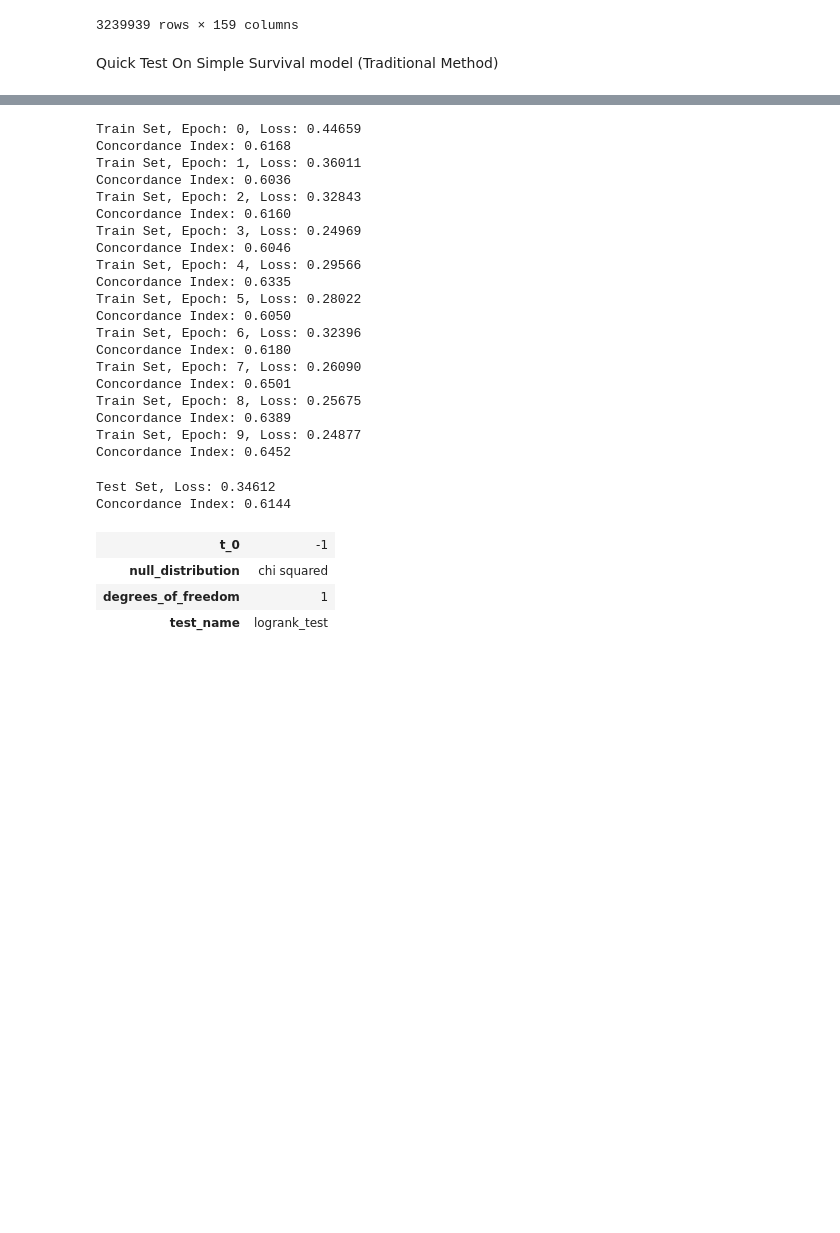
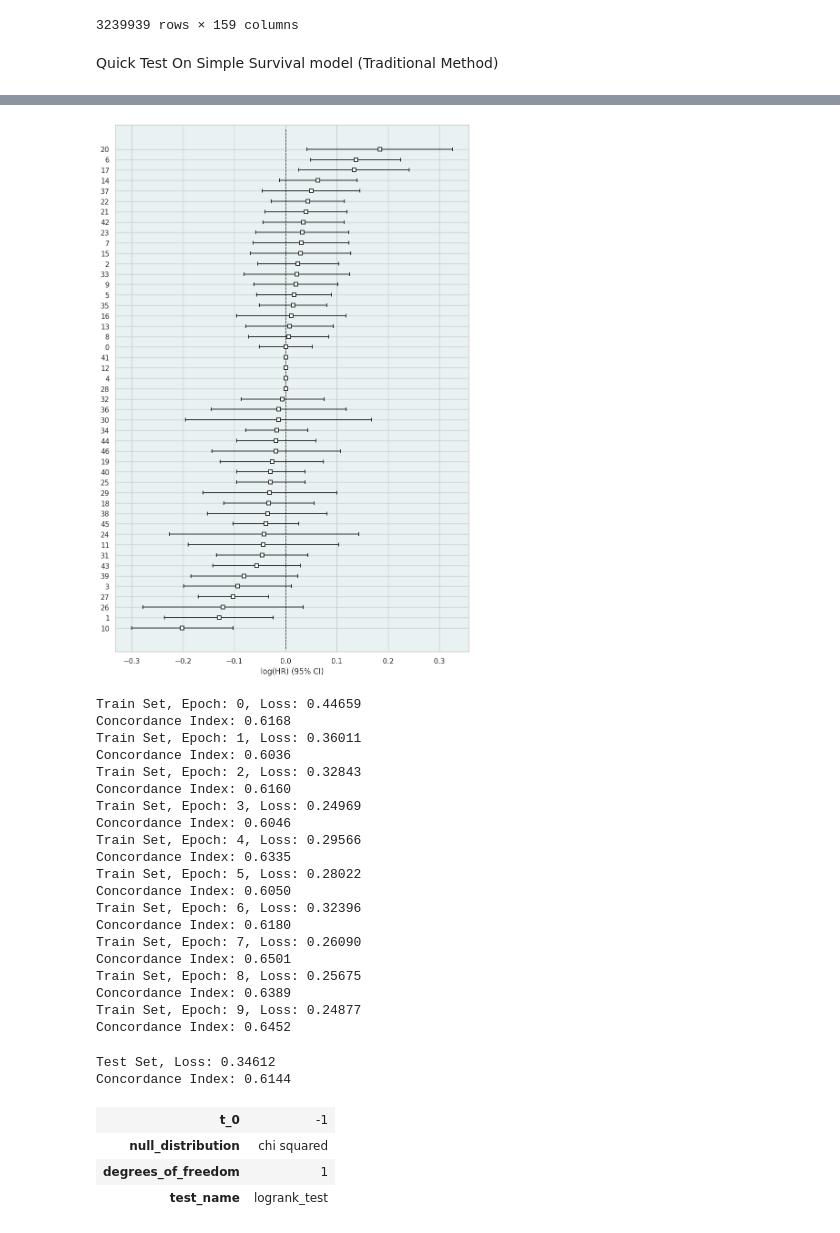
Before and after one commit to FarzanehSeyedshahi/Histomorphological-Phenotype-Learning, a Jupyter notebook: workflow/survival_figures.ipynb, the cells around one changed output, grey strips where cells are left out. Cells and saved outputs as stored; diff of their text form; code cells hidden in the pictures; blank space fills up the shorter version.

```diff
--- a/workflow/survival_figures.ipynb
+++ b/workflow/survival_figures.ipynb
@@ -391,4 +356,52 @@ kmf.plot(ax=ax2)
 [figure]
+# %%
+resolution = '2p0'
+fold = 4
+meta_data_org = pd.read_csv('{}/files/Meso_patients.csv'.format(main_path))
+meta_data_org = meta_data_org[['os_event_data', 'os_event_ind', 'age','TNM_Stage','wcc_score', 'HB_score','smoking_history', 'type', 'Sex', 'case_Id']]
+
+
+train_df_all = pd.read_csv('{}/results/BarlowTwins_3/{}/h224_w224_n3_zdim128/{}/survival_csvs/clr_leiden_{}_fold{}_train_metadata.csv'.format(main_path, dataset, meta_folder , resolution, fold), index_col=0)
+
+# test_df_all = pd.read_csv('{}/results/BarlowTwins_3/{}/h224_w224_n3_zdim128/750K/survival_csvs/clr_leiden_{}_fold{}_test_metadata.csv'.format(main_path, dataset, resolution, fold), index_col=0)
+
+# additional_df_all = pd.read_csv('{}/results/BarlowTwins_3/{}/h224_w224_n3_zdim128/750K/survival_csvs/clr_leiden_{}_fold{}_additional_metadata.csv'.format(main_path, dataset, resolution, fold), index_col=0)
+
+# Just take the clusters
+leiden_clusters = [str(x) for x in train_df_all.columns.tolist() if x.isdigit()]
+train_df_all = train_df_all[leiden_clusters+['case_Id']]
+
+# make the meta data ready for the model
+meta_data_org = meta_data_org.replace({'os_event_data': {'-': meta_data_org['os_event_data'].max()}, 'type': {'Epithelioid': 0, 'Sarcomatoid': 2, 'Biphasic': 1}})
+meta_data_org.os_event_data = meta_data_org.os_event_data.astype(float) #impartant!
+meta_data_org['smoking_history'] = meta_data_org['smoking_history'].map({'Unknown':-1 , 'Non-smoker': 0, 'Ex-smoker': 1, 'Current-smoker': 2})
+meta_data_org['HB_score'] = meta_data_org['HB_score'].map({'Low': 0, 'Normal': 1, 'High': 2, '99': -1})
+meta_data_org['wcc_score'] = meta_data_org['wcc_score'].map({'Low': 0, 'Normal': 1, 'High': 2, 'Unknown': -1})
+meta_data_org['TNM_Stage'] = meta_data_org['TNM_Stage'].map({'IA': 0, 'IB':.5, 'II': 1, 'IIIA': 2, 'IIIB': 2.5, 'IV': 3, 'Missing': -1})
+meta_data_org['Sex'] = meta_data_org['Sex'].map({'Male':0, 'Female':1})
+
+
+# merge the dataframes (meta data and the clusters)
+df = train_df_all.merge(meta_data_org, on='case_Id', how='inner')
+df = df.drop('case_Id', axis=1)
+df = df.fillna(-1)
+
+
+# Using Cox Proportional Hazards model
+penalizer = .1
+l1_ratio = .05
+cph_good = CoxPHFitter(penalizer=penalizer, l1_ratio=l1_ratio)
+cph_good.fit(df, 'os_event_data', event_col='os_event_ind')
+# summary = cph.print_summary()
+# plot the model
+fig, ax = plt.subplots(figsize=(10, 15))
+sns.set_theme(style='white')
+plt.rcParams["axes.grid"] = True
+plt.rcParams["axes.facecolor"] = '#f3e9de'
+ax = cph.plot()
+plt.show()
+# %% [output]
+[figure, added]
 # %%
 from torch import nn
 import torch
```
Also changed, not shown: parts of 20 cells of this notebook, 4 other files.
